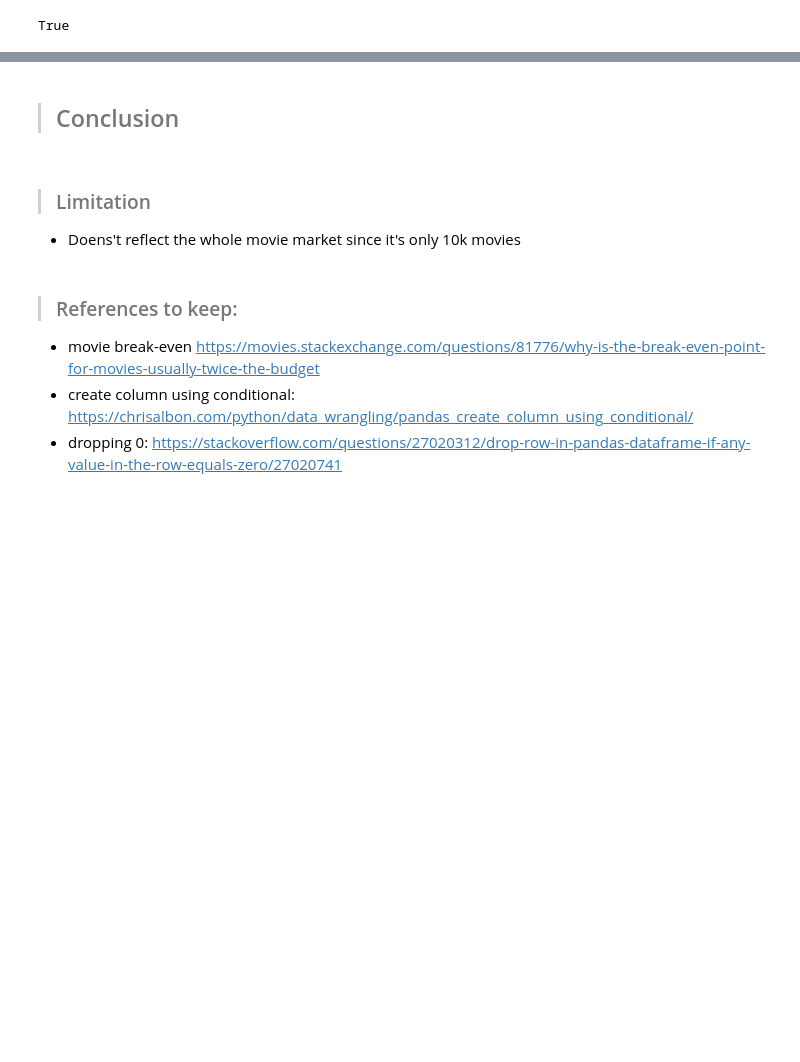
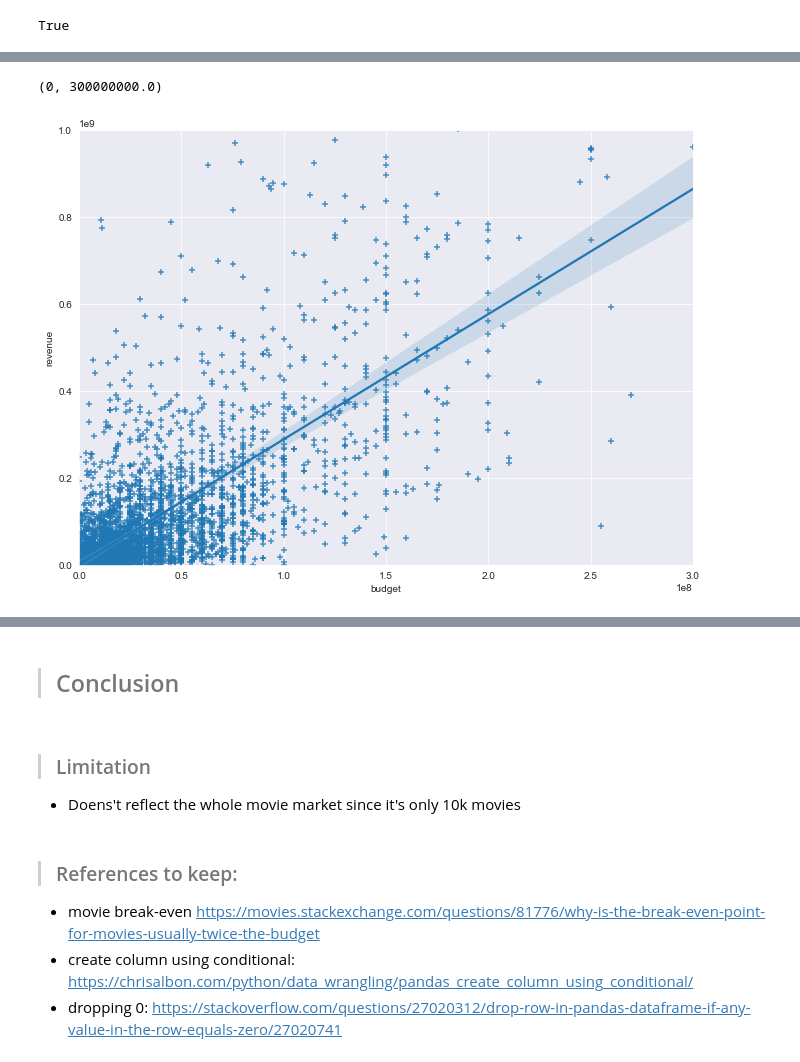
Before and after one commit to Steve-Choi/DAND, a Jupyter notebook: tmdb_project.ipynb, the cells around one changed output, grey strips where cells are left out. Cells and saved outputs as stored; diff of their text form; code cells hidden in the pictures; blank space fills up the shorter version.

```diff
--- a/tmdb_project.ipynb
+++ b/tmdb_project.ipynb
@@ -562,0 +544,9 @@ True
+# %%
+
+plt.figure(figsize=(11,8))
+sns.regplot(df['budget'], df['revenue'], marker='+')
+plt.ylim(0,1E9)
+plt.xlim(0,3E8)
+# %% [output]
+(0, 300000000.0)
+[figure, added]
```
Also changed, not shown: parts of 17 cells of this notebook.
